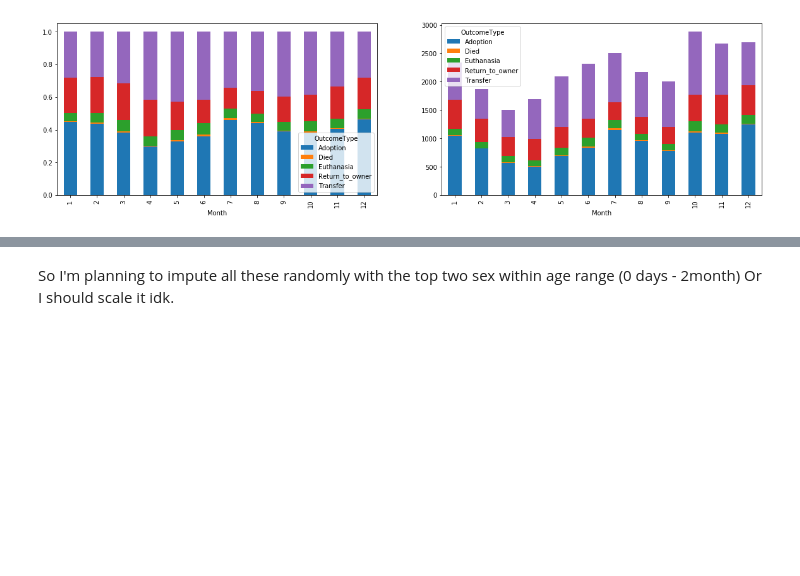
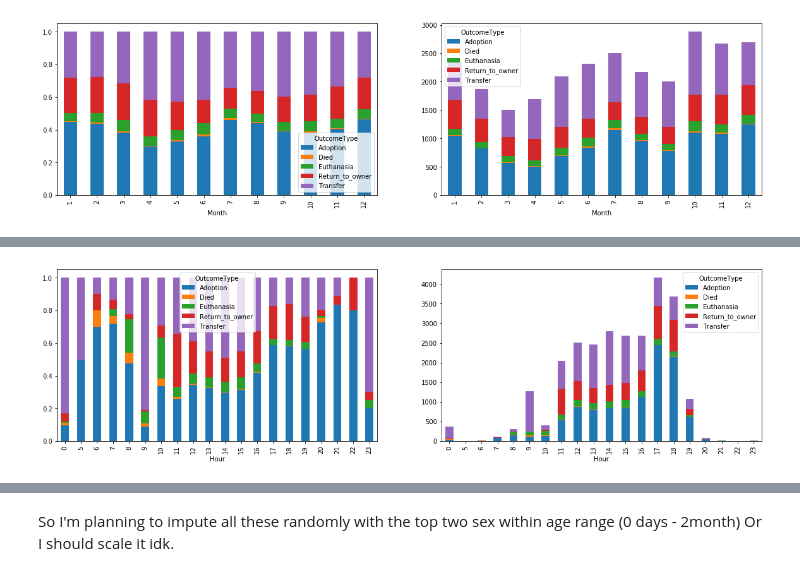
Before and after one commit to mspinelli/animal_shelter, a Jupyter notebook: DataExplore.ipynb, the cells around one changed output, grey strips where cells are left out. Drawn from its saved outputs; the diff is of its cells as text; code cells hidden in the pictures; blank space fills up the shorter version.

```diff
--- a/DataExplore.ipynb
+++ b/DataExplore.ipynb
@@ -113,0 +121,4 @@ plot_datetime_features("Month")
+# %%
+plot_datetime_features("Hour")
+# %% [output]
+[figure, added]
```
Also changed, not shown: parts of 50 cells of this notebook, 1 other file.
